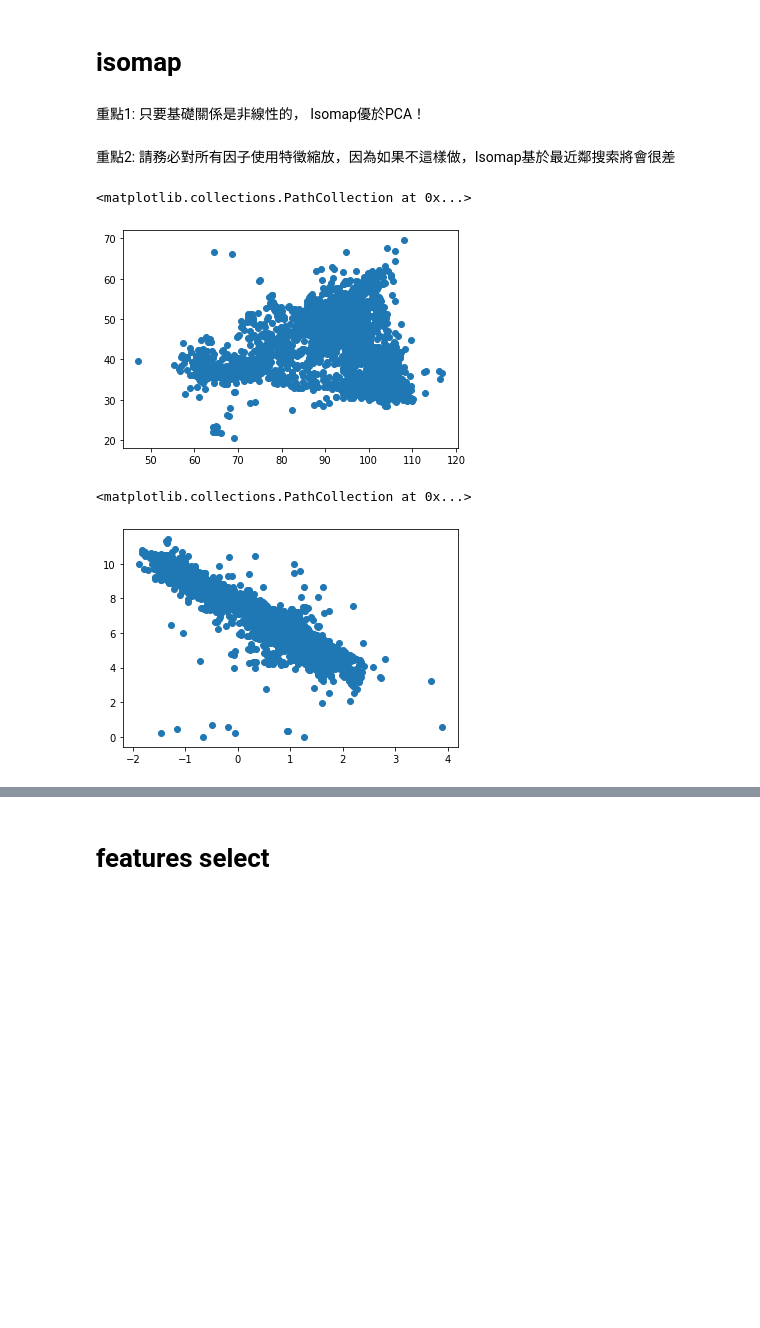
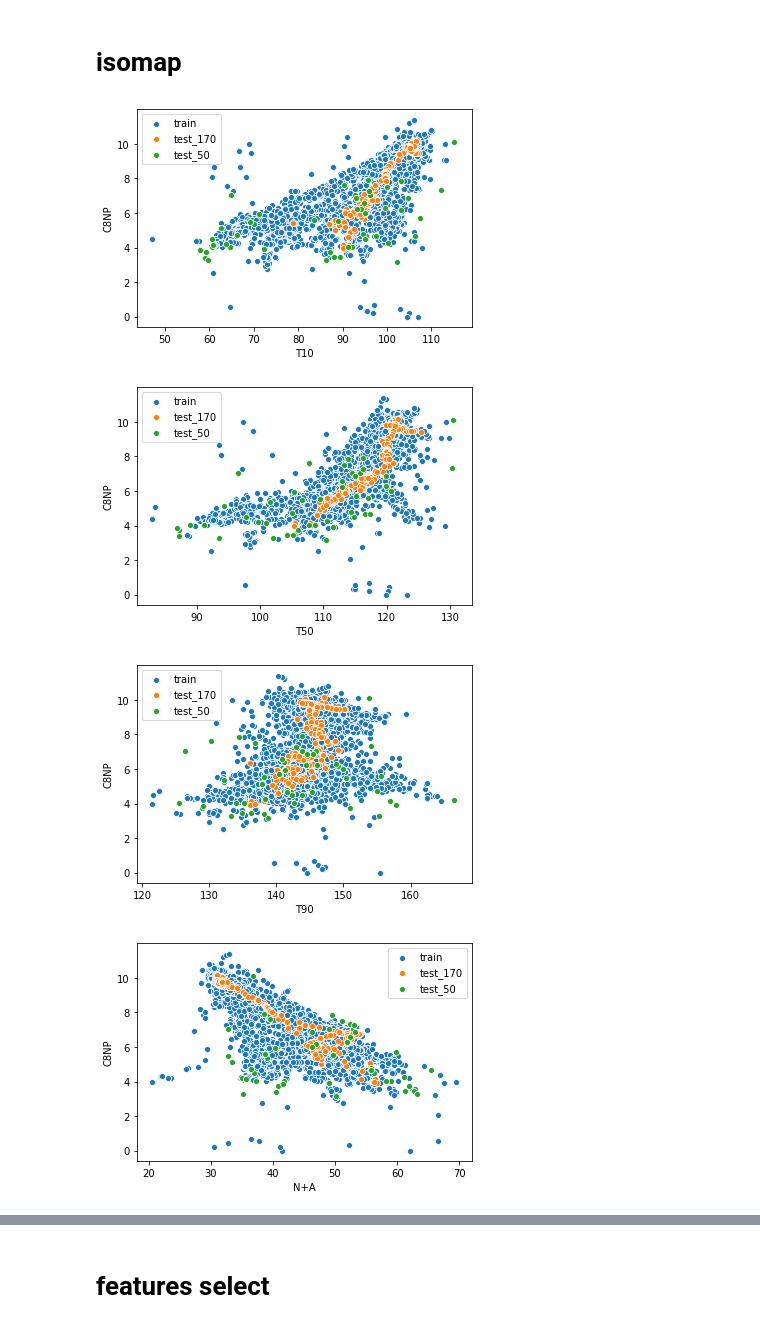
Before and after one commit to skywalker0803r/works, a Jupyter notebook: C8NP.ipynb, the cells around one changed output, grey strips where cells are left out. Drawn from its saved outputs; the diff is of its cells as text; code cells hidden in the pictures; blank space fills up the shorter version.

```diff
--- a/C8NP.ipynb
+++ b/C8NP.ipynb
@@ -89,6 +36,0 @@ for col in features+[y_name]:
-# %%
-for x_col in features:
-  sns.scatterplot(x=x_col,y=y_name,data=train,label='train')
-  sns.scatterplot(x=x_col,y=y_name,data=test,label='test')
-  plt.legend()
-  plt.show()
@@ -100,15 +46,5 @@ for x_col in features:
 # %% [markdown]
 # isomap
-# %% [markdown]
-重點1: 只要基礎關係是非線性的， Isomap優於PCA！
-# %% [markdown]
-重點2: 請務必對所有因子使用特徵縮放，因為如果不這樣做，Isomap基於最近鄰搜索將會很差
-# %%
-# 首先來證明基礎關係是非線性的
-plt.scatter(train['T10'],train['N+A'])
-# %% [output]
-<matplotlib.collections.PathCollection at 0x...>
-[figure, removed]
 # %%
 from sklearn.manifold import isomap
 from sklearn.preprocessing import StandardScaler
@@ -122,5 +57,12 @@ test['V1'] = iso.transform(scaler.transform(test[['T10','N+A']]))
-# %%
-plt.scatter(train['V1'],train[y_name])
-# %% [output]
-<matplotlib.collections.PathCollection at 0x...>
-[figure, removed]
+# %%
+for x_col in features+['iso_x']:
+  sns.scatterplot(x=x_col,y=y_name,data=train,label='train')
+  sns.scatterplot(x=x_col,y=y_name,data=test_170,label='test_170')
+  sns.scatterplot(x=x_col,y=y_name,data=test_50,label='test_50')
+  plt.legend()
+  plt.show()
+# %% [output]
+[figure, added]
+[figure, added]
+[figure, added]
+[figure, added]
```
Also changed, not shown: parts of 36 cells of this notebook.
